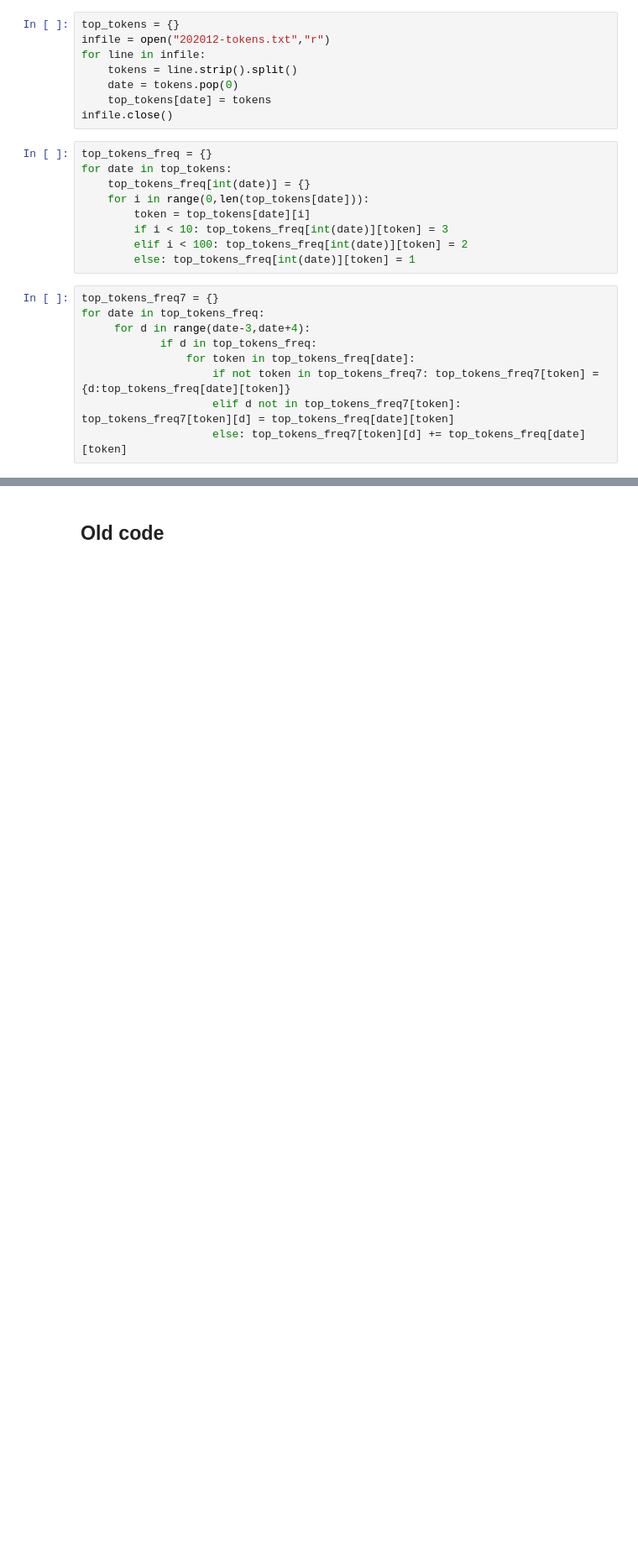
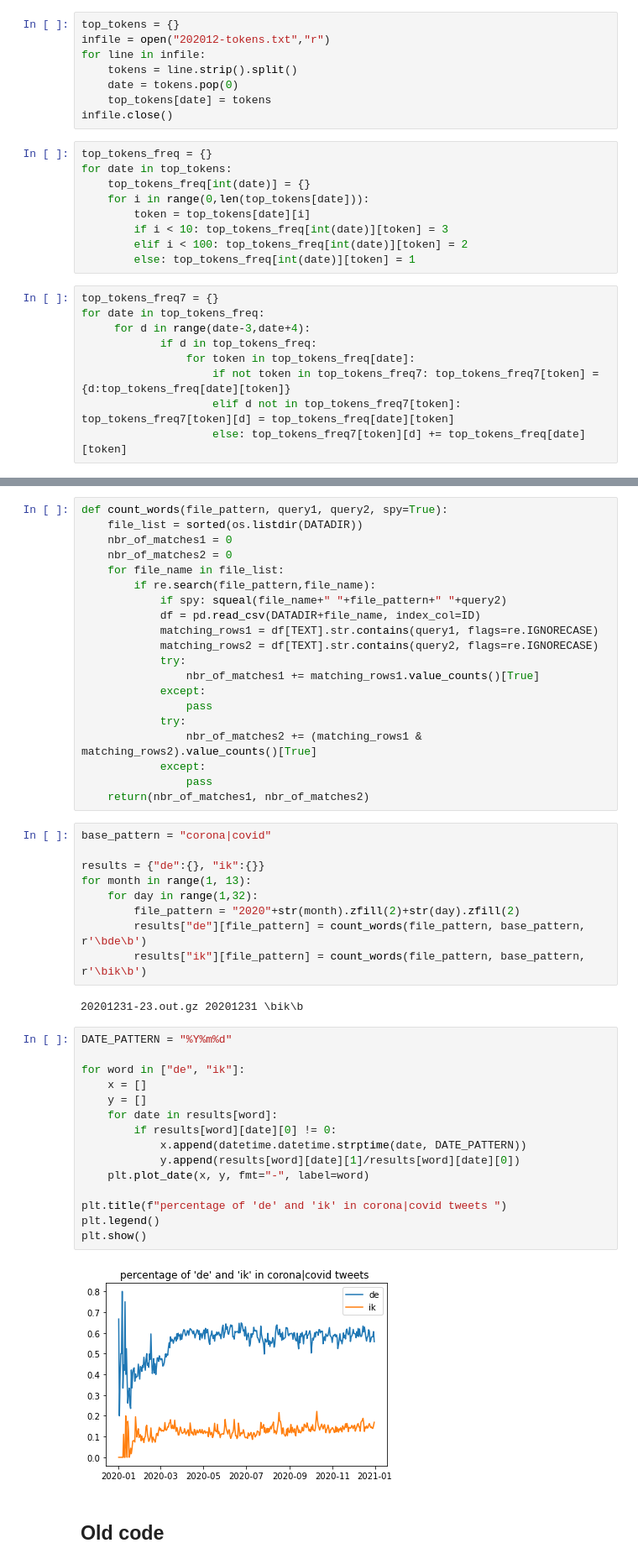
Before and after one commit to puregome/notebooks, a Jupyter notebook: topic-keywords.ipynb, the cells around one changed output, grey strips where cells are left out. Shown at 84% size. Saved outputs shown, nothing was run; the diff lists cells and outputs as text; blank space fills up the shorter version.

```diff
--- a/topic-keywords.ipynb
+++ b/topic-keywords.ipynb
@@ -271,3 +332,51 @@ plt.show()
+# %%
+def count_words(file_pattern, query1, query2, spy=True):
+    file_list = sorted(os.listdir(DATADIR))
+    nbr_of_matches1 = 0
+    nbr_of_matches2 = 0
+    for file_name in file_list:
+        if re.search(file_pattern,file_name):
+            if spy: squeal(file_name+" "+file_pattern+" "+query2)
+            df = pd.read_csv(DATADIR+file_name, index_col=ID)
+            matching_rows1 = df[TEXT].str.contains(query1, flags=re.IGNORECASE)
+            matching_rows2 = df[TEXT].str.contains(query2, flags=re.IGNORECASE)
+            try:
+                nbr_of_matches1 += matching_rows1.value_counts()[True]
+            except:
+                pass
+            try:
+                nbr_of_matches2 += (matching_rows1 & matching_rows2).value_counts()[True]
+            except:
+                pass
+    return(nbr_of_matches1, nbr_of_matches2)
+# %%
+base_pattern = "corona|covid"
+
+results = {"de":{}, "ik":{}}
+for month in range(1, 13):
+    for day in range(1,32):
+        file_pattern = "2020"+str(month).zfill(2)+str(day).zfill(2)
+        results["de"][file_pattern] = count_words(file_pattern, base_pattern, r'\bde\b')
+        results["ik"][file_pattern] = count_words(file_pattern, base_pattern, r'\bik\b')
+# %% [output]
+20201231-23.out.gz 20201231 \bik\b
+# %%
+DATE_PATTERN = "%Y%m%d"
+
+for word in ["de", "ik"]:
+    x = []
+    y = []
+    for date in results[word]:
+        if results[word][date][0] != 0:
+            x.append(datetime.datetime.strptime(date, DATE_PATTERN))
+            y.append(results[word][date][1]/results[word][date][0])
+    plt.plot_date(x, y, fmt="-", label=word)
+
+plt.title(f"percentage of 'de' and 'ik' in corona|covid tweets ")
+plt.legend()
+plt.show()
+# %% [output]
+[figure, added]
 # %% [markdown]
 ## Old code
 # %%
```
Also changed, not shown: parts of 32 cells of this notebook.
